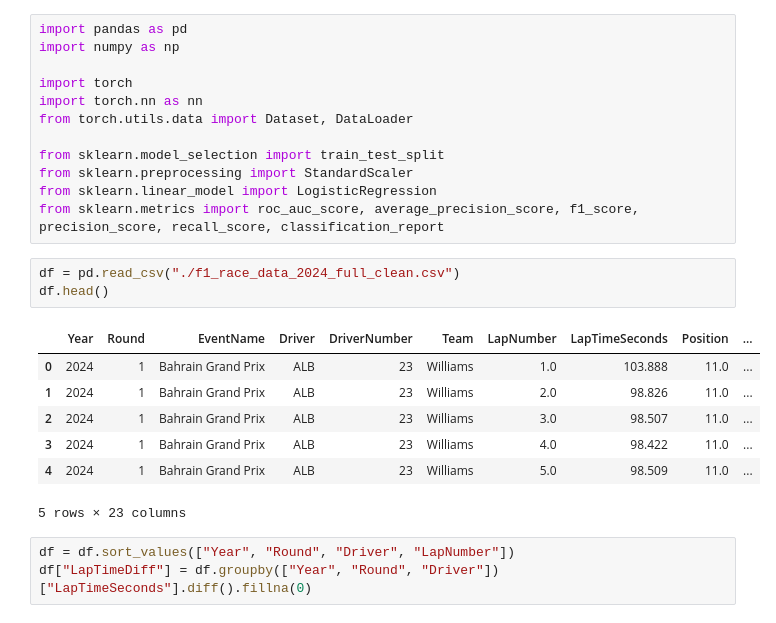
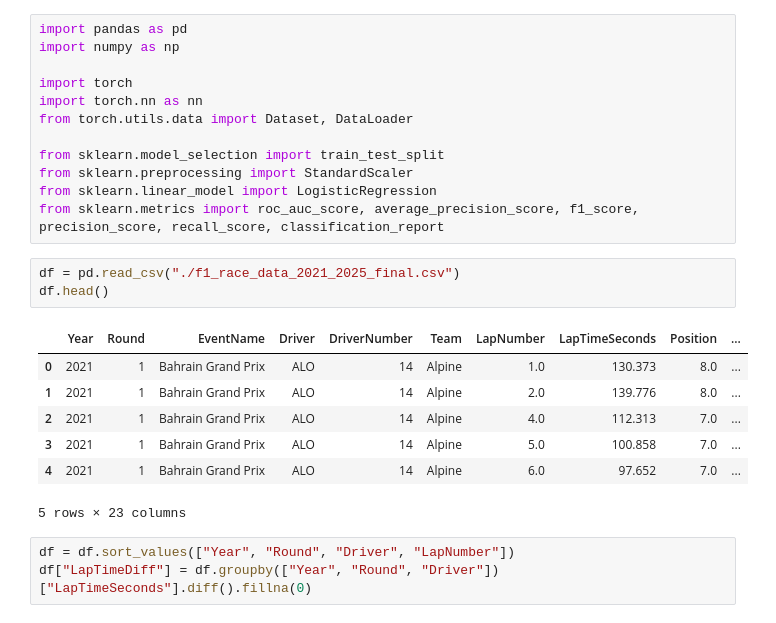
Before and after one commit to ymccathy/f1-pitstop-strategy-ml, a Jupyter notebook: train.ipynb, the cells around one changed output. Saved outputs shown, nothing was run; the diff lists cells and outputs as text.

```diff
--- a/train.ipynb
+++ b/train.ipynb
@@ -11,15 +11,15 @@ from sklearn.preprocessing import StandardScaler
 from sklearn.linear_model import LogisticRegression
 from sklearn.metrics import roc_auc_score, average_precision_score, f1_score, precision_score, recall_score, classification_report
 # %%
-df = pd.read_csv("./f1_race_data_2024_full_clean.csv")
+df = pd.read_csv("./f1_race_data_2021_2025_final.csv")
 df.head()
 # %% [output]
 |  | Year | Round | EventName | Driver | DriverNumber | Team | LapNumber | LapTimeSeconds | Position | ... |
-| 0 | 2024 | 1 | Bahrain Grand Prix | ALB | 23 | Williams | 1.0 | 103.888 | 11.0 | ... |
-| 1 | 2024 | 1 | Bahrain Grand Prix | ALB | 23 | Williams | 2.0 | 98.826 | 11.0 | ... |
-| 2 | 2024 | 1 | Bahrain Grand Prix | ALB | 23 | Williams | 3.0 | 98.507 | 11.0 | ... |
-| 3 | 2024 | 1 | Bahrain Grand Prix | ALB | 23 | Williams | 4.0 | 98.422 | 11.0 | ... |
-| 4 | 2024 | 1 | Bahrain Grand Prix | ALB | 23 | Williams | 5.0 | 98.509 | 11.0 | ... |
+| 0 | 2021 | 1 | Bahrain Grand Prix | ALO | 14 | Alpine | 1.0 | 130.373 | 8.0 | ... |
+| 1 | 2021 | 1 | Bahrain Grand Prix | ALO | 14 | Alpine | 2.0 | 139.776 | 8.0 | ... |
+| 2 | 2021 | 1 | Bahrain Grand Prix | ALO | 14 | Alpine | 4.0 | 112.313 | 7.0 | ... |
+| 3 | 2021 | 1 | Bahrain Grand Prix | ALO | 14 | Alpine | 5.0 | 100.858 | 7.0 | ... |
+| 4 | 2021 | 1 | Bahrain Grand Prix | ALO | 14 | Alpine | 6.0 | 97.652 | 7.0 | ... |
 5 rows × 23 columns
 # %%
 df = df.sort_values(["Year", "Round", "Driver", "LapNumber"])
```
Also changed, not shown: parts of 15 cells of this notebook.
